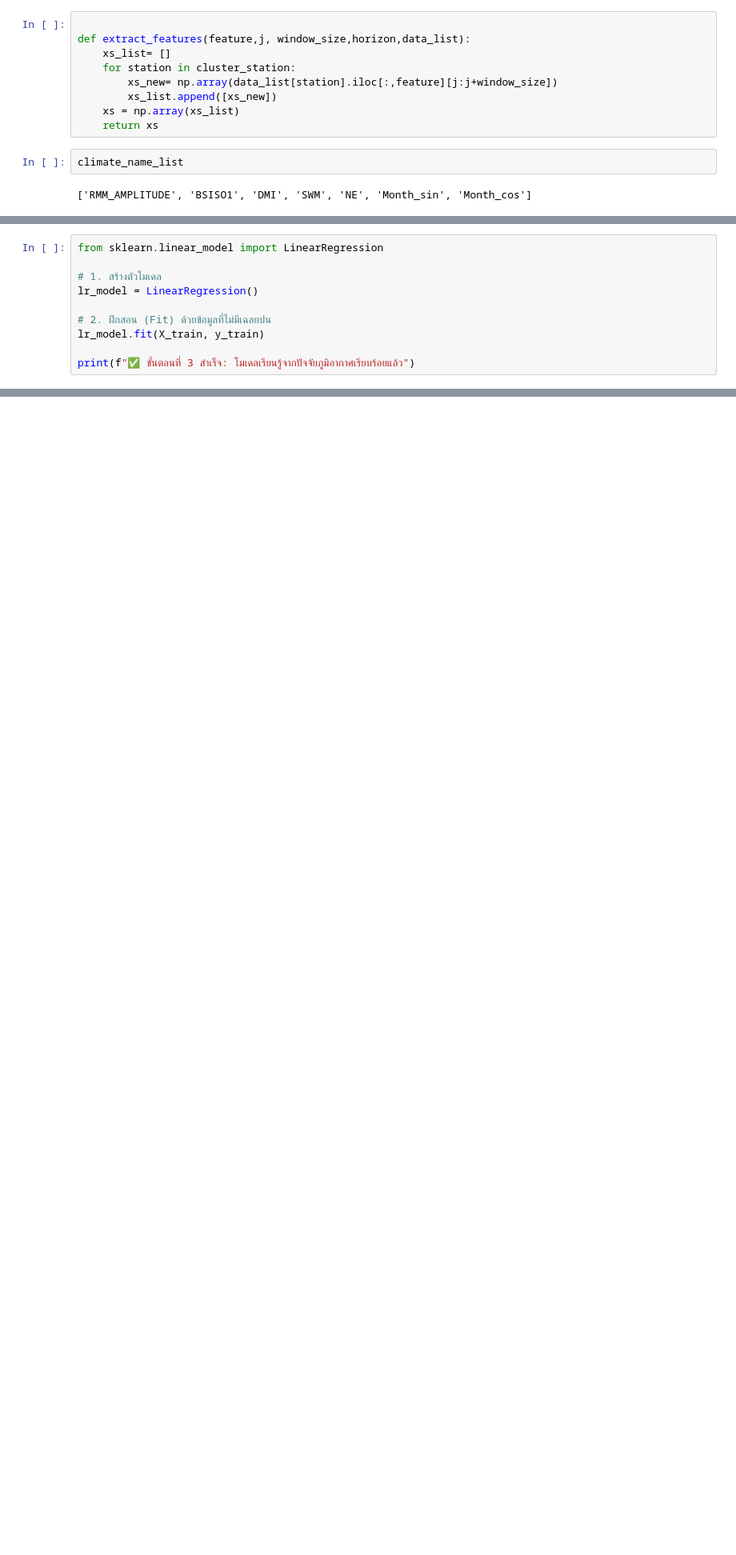
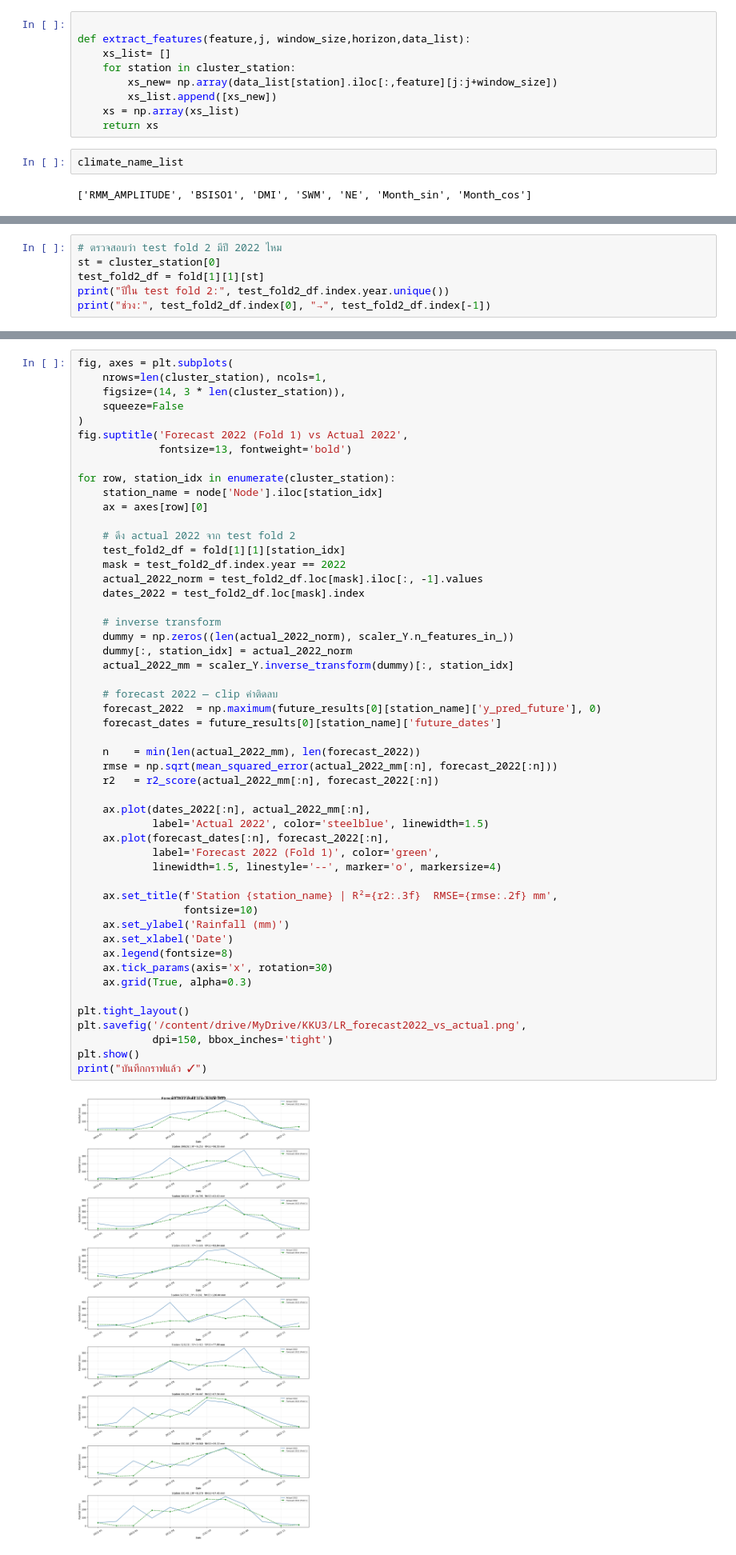
Before and after one commit to TKhahahah/Data_Mining_FinalProject, a Jupyter notebook: Linear_Regression.ipynb, the cells around one changed output, grey strips where cells are left out. Shown at 80% size. Saved outputs shown, nothing was run; the diff lists cells and outputs as text; blank space fills up the shorter version.

```diff
--- a/Linear_Regression.ipynb
+++ b/Linear_Regression.ipynb
@@ -807,10 +631,0 @@ print(f"รายชื่อปัจจัยที่ใช้จริง: {
-# %%
-from sklearn.linear_model import LinearRegression
-
-# 1. สร้างตัวโมเดล
-lr_model = LinearRegression()
-
-# 2. ฝึกสอน (Fit) ด้วยข้อมูลที่ไม่มีเฉลยปน
-lr_model.fit(X_train, y_train)
-
-print(f"✅ ขั้นตอนที่ 3 สำเร็จ: โมเดลเรียนรู้จากปัจจัยภูมิอากาศเรียบร้อยแล้ว")
@@ -909,0 +1071,6 @@ print(df_summary)
+# %%
+# ตรวจสอบว่า test fold 2 มีปี 2022 ไหม
+st = cluster_station[0]
+test_fold2_df = fold[1][1][st]
+print("ปีใน test fold 2:", test_fold2_df.index.year.unique())
+print("ช่วง:", test_fold2_df.index[0], "→", test_fold2_df.index[-1])
@@ -909,0 +1080,53 @@ print(df_summary)
+# %%
+fig, axes = plt.subplots(
+    nrows=len(cluster_station), ncols=1,
+    figsize=(14, 3 * len(cluster_station)),
+    squeeze=False
+)
+fig.suptitle('Forecast 2022 (Fold 1) vs Actual 2022',
+             fontsize=13, fontweight='bold')
+
+for row, station_idx in enumerate(cluster_station):
+    station_name = node['Node'].iloc[station_idx]
+    ax = axes[row][0]
+
+    # ดึง actual 2022 จาก test fold 2
+    test_fold2_df = fold[1][1][station_idx]
+    mask = test_fold2_df.index.year == 2022
+    actual_2022_norm = test_fold2_df.loc[mask].iloc[:, -1].values
+    dates_2022 = test_fold2_df.loc[mask].index
+
+    # inverse transform
+    dummy = np.zeros((len(actual_2022_norm), scaler_Y.n_features_in_))
+    dummy[:, station_idx] = actual_2022_norm
+    actual_2022_mm = scaler_Y.inverse_transform(dummy)[:, station_idx]
+
+    # forecast 2022 — clip ค่าติดลบ
+    forecast_2022  = np.maximum(future_results[0][station_name]['y_pred_future'], 0)
+    forecast_dates = future_results[0][station_name]['future_dates']
+
+    n    = min(len(actual_2022_mm), len(forecast_2022))
+    rmse = np.sqrt(mean_squared_error(actual_2022_mm[:n], forecast_2022[:n]))
+    r2   = r2_score(actual_2022_mm[:n], forecast_2022[:n])
+
+    ax.plot(dates_2022[:n], actual_2022_mm[:n],
+            label='Actual 2022', color='steelblue', linewidth=1.5)
+    ax.plot(forecast_dates[:n], forecast_2022[:n],
+            label='Forecast 2022 (Fold 1)', color='green',
+            linewidth=1.5, linestyle='--', marker='o', markersize=4)
+
+    ax.set_title(f'Station {station_name} | R²={r2:.3f}  RMSE={rmse:.2f} mm',
+                 fontsize=10)
+    ax.set_ylabel('Rainfall (mm)')
+    ax.set_xlabel('Date')
+    ax.legend(fontsize=8)
+    ax.tick_params(axis='x', rotation=30)
+    ax.grid(True, alpha=0.3)
+
+plt.tight_layout()
+plt.savefig('/content/drive/MyDrive/KKU3/LR_forecast2022_vs_actual.png',
+            dpi=150, bbox_inches='tight')
+plt.show()
+print("บันทึกกราฟแล้ว ✓")
+# %% [output]
+[figure, added]
```
Also changed, not shown: parts of 30 cells of this notebook.
